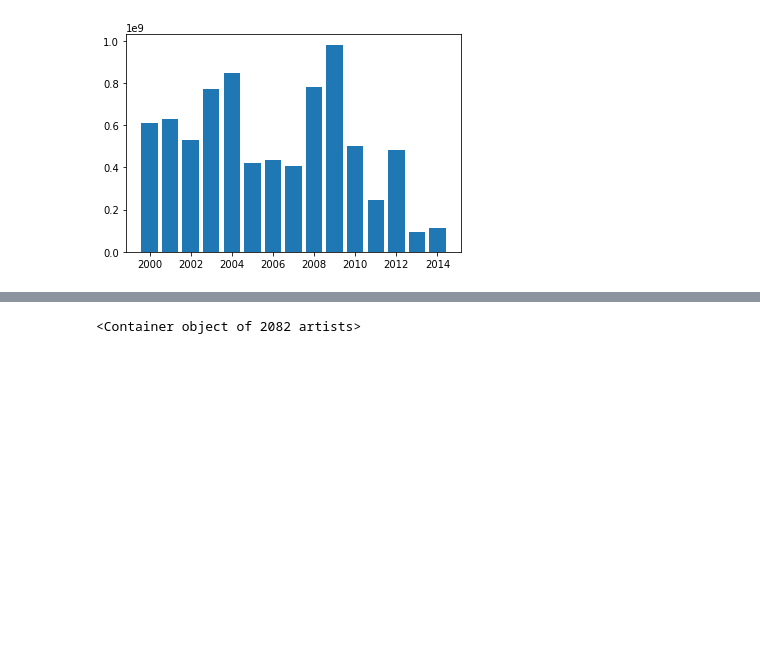
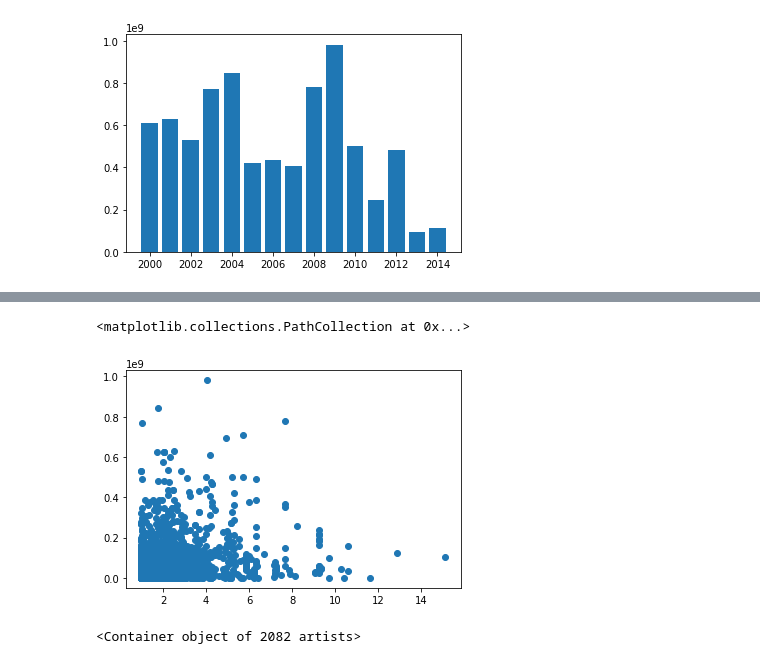
Before and after one commit to jayeshnagpal/Be_project, a Jupyter notebook: Prediction.ipynb, the cells around one changed output, grey strips where cells are left out. Drawn from its saved outputs; the diff is of its cells as text; code cells hidden in the pictures; blank space fills up the shorter version.

```diff
--- a/Prediction.ipynb
+++ b/Prediction.ipynb
@@ -71,3 +41,8 @@ plt.bar(df["releaseYear"],Y)
+# %%
+plt.scatter(df["Director popularity"],df["rev_totalGross_ADJ"])
+# %% [output]
+<matplotlib.collections.PathCollection at 0x...>
+[figure, added]
 # %%
 plt.figure(figsize=(10,8))
 plt.bar(df["Sentiment"],df["rev_totalGross_ADJ"])
```
Also changed, not shown: parts of 18 cells of this notebook.
